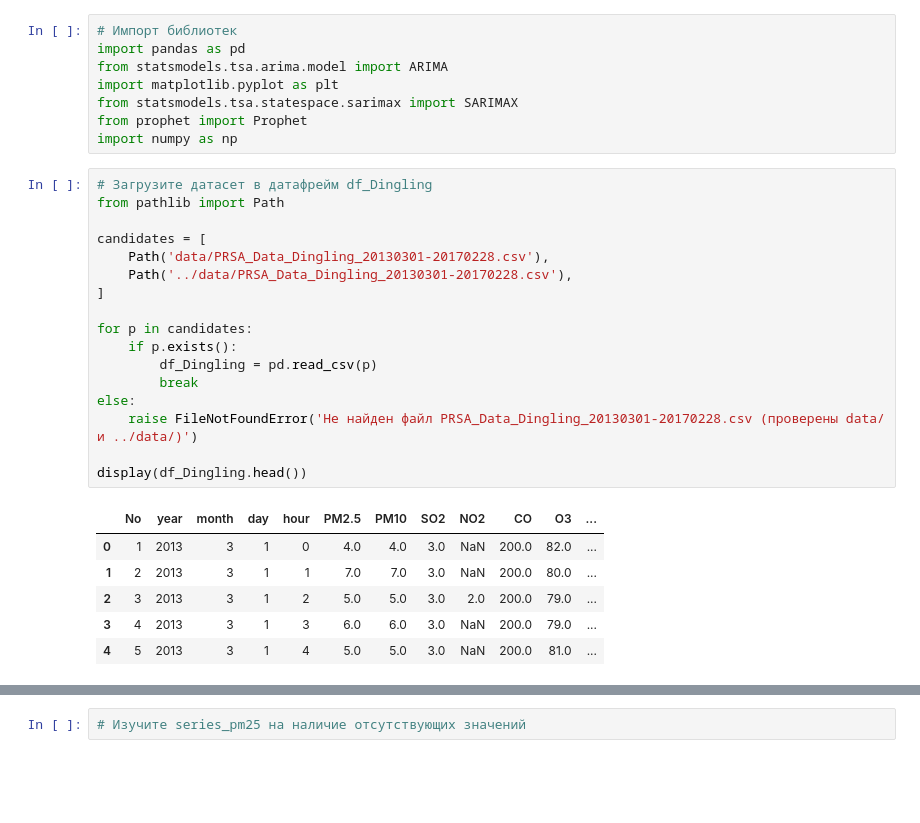
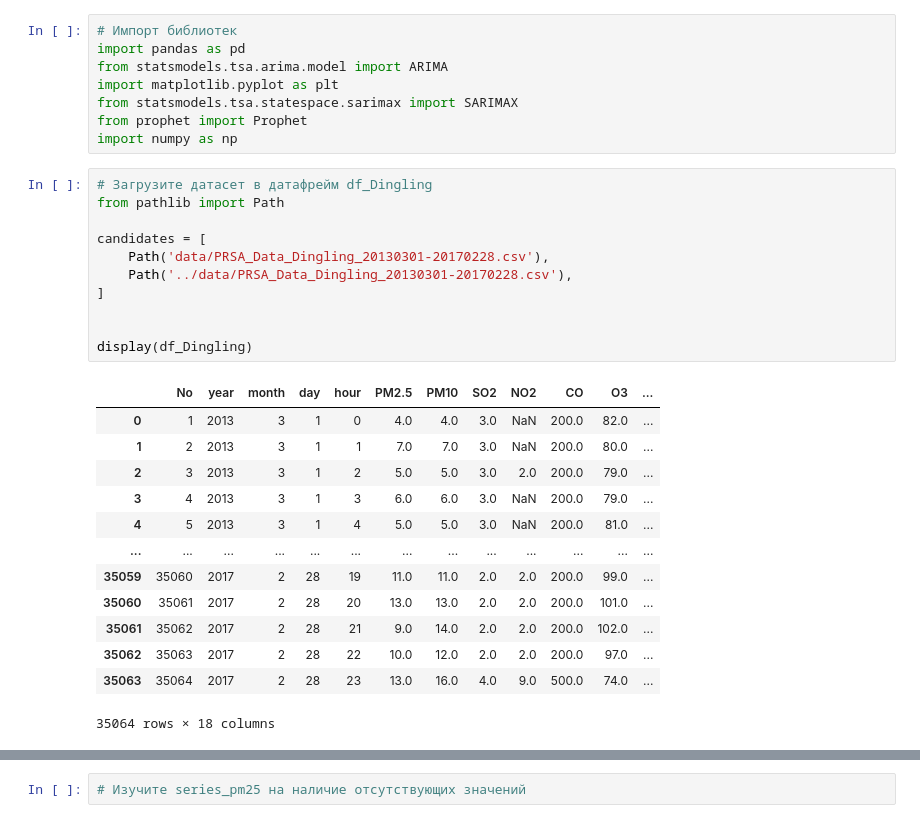
Before and after one commit to gggvitalii90/python_analytics_ich_120925, a Jupyter notebook: DZ_python_DA/HW_20_students.ipynb, the cells around one changed output, grey strips where cells are left out. Saved outputs shown, nothing was run; the diff lists cells and outputs as text; blank space fills up the shorter version.

```diff
--- a/DZ_python_DA/HW_20_students.ipynb
+++ b/DZ_python_DA/HW_20_students.ipynb
@@ -13,27 +13,28 @@ import numpy as np
 # %%
 # Загрузите датасет в датафрейм df_Dingling
 from pathlib import Path
 
 candidates = [
     Path('data/PRSA_Data_Dingling_20130301-20170228.csv'),
     Path('../data/PRSA_Data_Dingling_20130301-20170228.csv'),
 ]
 
-for p in candidates:
-    if p.exists():
-        df_Dingling = pd.read_csv(p)
-        break
-else:
-    raise FileNotFoundError('Не найден файл PRSA_Data_Dingling_20130301-20170228.csv (проверены data/ и ../data/)')
 
-display(df_Dingling.head())
+display(df_Dingling)
 # %% [output]
 |  | No | year | month | day | hour | PM2.5 | PM10 | SO2 | NO2 | CO | O3 | ... |
 | 0 | 1 | 2013 | 3 | 1 | 0 | 4.0 | 4.0 | 3.0 | NaN | 200.0 | 82.0 | ... |
 | 1 | 2 | 2013 | 3 | 1 | 1 | 7.0 | 7.0 | 3.0 | NaN | 200.0 | 80.0 | ... |
 | 2 | 3 | 2013 | 3 | 1 | 2 | 5.0 | 5.0 | 3.0 | 2.0 | 200.0 | 79.0 | ... |
 | 3 | 4 | 2013 | 3 | 1 | 3 | 6.0 | 6.0 | 3.0 | NaN | 200.0 | 79.0 | ... |
 | 4 | 5 | 2013 | 3 | 1 | 4 | 5.0 | 5.0 | 3.0 | NaN | 200.0 | 81.0 | ... |
+| ... | ... | ... | ... | ... | ... | ... | ... | ... | ... | ... | ... | ... |
+| 35059 | 35060 | 2017 | 2 | 28 | 19 | 11.0 | 11.0 | 2.0 | 2.0 | 200.0 | 99.0 | ... |
+| 35060 | 35061 | 2017 | 2 | 28 | 20 | 13.0 | 13.0 | 2.0 | 2.0 | 200.0 | 101.0 | ... |
+| 35061 | 35062 | 2017 | 2 | 28 | 21 | 9.0 | 14.0 | 2.0 | 2.0 | 200.0 | 102.0 | ... |
+| 35062 | 35063 | 2017 | 2 | 28 | 22 | 10.0 | 12.0 | 2.0 | 2.0 | 200.0 | 97.0 | ... |
+| 35063 | 35064 | 2017 | 2 | 28 | 23 | 13.0 | 16.0 | 4.0 | 9.0 | 500.0 | 74.0 | ... |
+35064 rows × 18 columns
 # %%
 # В df_Dingling создайте новый столбец datetime,
 # в который соедините значения из столбцов year, month, day, hour
```
Also changed, not shown: parts of 3 cells of this notebook.
